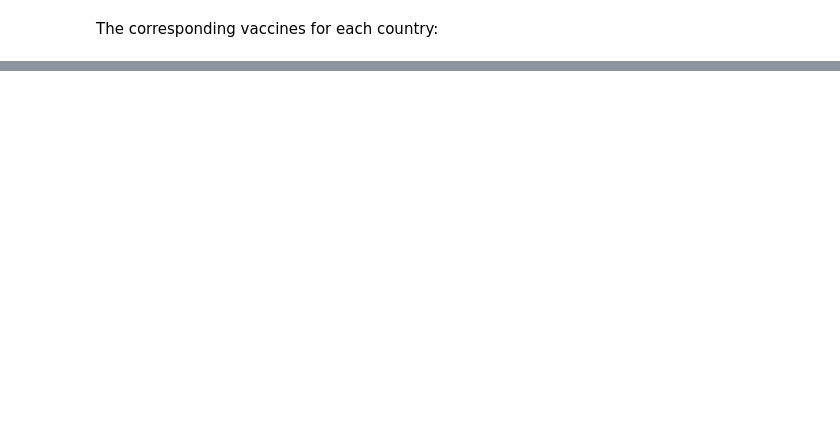
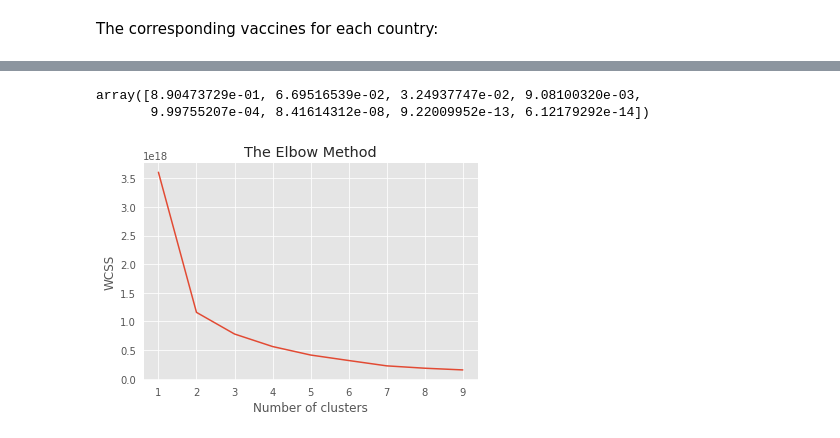
Before and after one commit to pegahahadian/Covid19_Vaccines, a Jupyter notebook: Corona_vaccines.ipynb, the cells around one changed output, grey strips where cells are left out. Cells and saved outputs as stored; diff of their text form; code cells hidden in the pictures; blank space fills up the shorter version.

Commit message:
Clustering by K-means

```diff
--- a/Corona_vaccines.ipynb
+++ b/Corona_vaccines.ipynb
@@ -1172,0 +784,3 @@ vaccinated_per_hundred
+# %%
+df.isnull().sum()
+df = df.fillna(0)
@@ -1172,0 +807,7 @@ vaccinated_per_hundred
+# %%
+df2 = df
+df2.drop(columns=['date','iso_code','country','vaccines','source_name','source_website','daily_vaccinations_raw','daily_vaccinations',
+                  'people_vaccinated_per_hundred','people_fully_vaccinated_per_hundred'],inplace=True)
+# %%
+data=df2.iloc[:,:]
+data
@@ -1172,0 +828,27 @@ vaccinated_per_hundred
+# %%
+#Before performing PCA it is important to perform standard scaling did not do here as all the data was in same scale
+from sklearn.decomposition import PCA
+
+pca = PCA(n_components = None)
+data = pca.fit_transform(data)
+explained_variance = pca.explained_variance_ratio_
+
+
+explained_variance
+# %% [output]
+array([8.90473729e-01, 6.69516539e-02, 3.24937747e-02, 9.08100320e-03,
+       9.99755207e-04, 8.41614312e-08, 9.22009952e-13, 6.12179292e-14])
+# %%
+from sklearn.cluster import KMeans
+wcss = []
+for i in range(1, 10):
+    kmeans = KMeans(n_clusters = i, init = 'k-means++', random_state = 42)
+    kmeans.fit(data)
+    wcss.append(kmeans.inertia_)
+plt.plot(range(1, 10), wcss)
+plt.title('The Elbow Method')
+plt.xlabel('Number of clusters')
+plt.ylabel('WCSS')
+plt.show()
+# %% [output]
+[figure, added]
```
Also changed, not shown: parts of 57 cells of this notebook.
